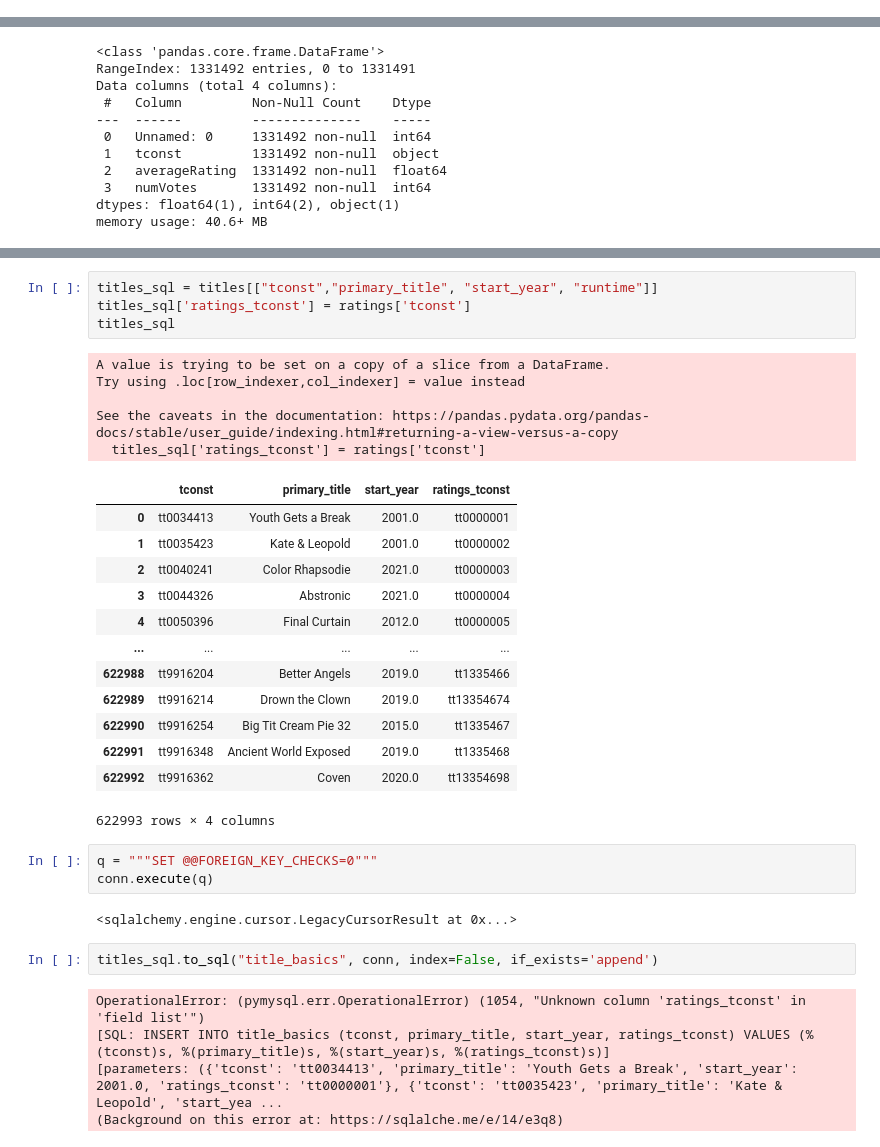
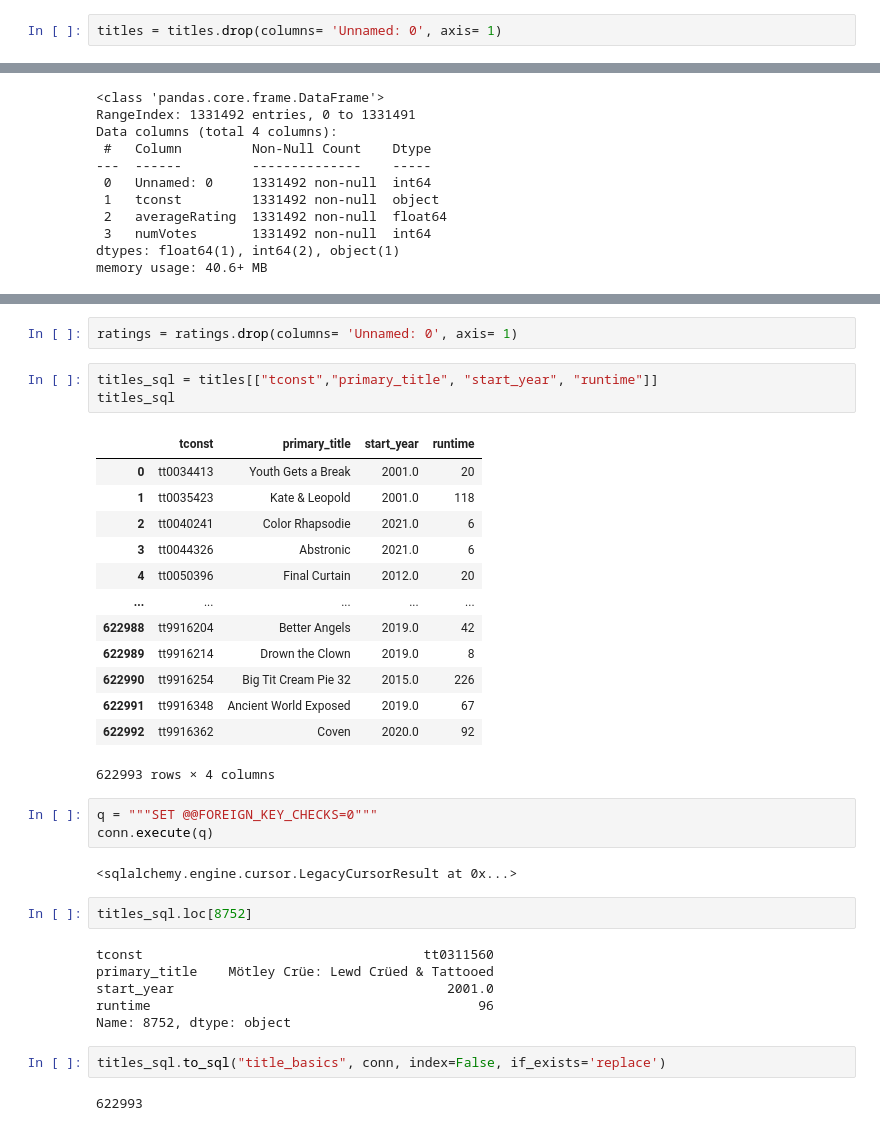
Before and after one commit to GabrielleYa/LocalWorkflowPractice, a Jupyter notebook: Movies-part 2.ipynb, the cells around one changed output, grey strips where cells are left out. Drawn from its saved outputs; the diff is of its cells as text.

```diff
--- a/Movies-part 2.ipynb
+++ b/Movies-part 2.ipynb
@@ -98,5 +97,7 @@ Data columns (total 10 columns):
 dtypes: float64(2), int64(3), object(5)
 memory usage: 47.5+ MB
+# %%
+titles = titles.drop(columns= 'Unnamed: 0', axis= 1)
 # %%
 q = """DESCRIBE title_basics"""
 pd.read_sql(q, conn)
@@ -123,38 +133,39 @@ memory usage: 40.6+ MB
+# %%
+ratings = ratings.drop(columns= 'Unnamed: 0', axis= 1)
 # %%
 titles_sql = titles[["tconst","primary_title", "start_year", "runtime"]]
-titles_sql['ratings_tconst'] = ratings['tconst']
 titles_sql
 # %% [output]
+|  | tconst | primary_title | start_year | runtime |
+| 0 | tt0034413 | Youth Gets a Break | 2001.0 | 20 |
+| 1 | tt0035423 | Kate & Leopold | 2001.0 | 118 |
+| 2 | tt0040241 | Color Rhapsodie | 2021.0 | 6 |
+| 3 | tt0044326 | Abstronic | 2021.0 | 6 |
+| 4 | tt0050396 | Final Curtain | 2012.0 | 20 |
+| ... | ... | ... | ... | ... |
+| 622988 | tt9916204 | Better Angels | 2019.0 | 42 |
+| 622989 | tt9916214 | Drown the Clown | 2019.0 | 8 |
+| 622990 | tt9916254 | Big Tit Cream Pie 32 | 2015.0 | 226 |
+| 622991 | tt9916348 | Ancient World Exposed | 2019.0 | 67 |
+| 622992 | tt9916362 | Coven | 2020.0 | 92 |
-A value is trying to be set on a copy of a slice from a DataFrame.
-Try using .loc[row_indexer,col_indexer] = value instead
-
-See the caveats in the documentation: https://pandas.pydata.org/pandas-docs/stable/user_guide/indexing.html#returning-a-view-versus-a-copy
-  titles_sql['ratings_tconst'] = ratings['tconst']
+622993 rows × 4 columns
-|  | tconst | primary_title | start_year | ratings_tconst |
-| 0 | tt0034413 | Youth Gets a Break | 2001.0 | tt0000001 |
-| 1 | tt0035423 | Kate & Leopold | 2001.0 | tt0000002 |
-| 2 | tt0040241 | Color Rhapsodie | 2021.0 | tt0000003 |
-| 3 | tt0044326 | Abstronic | 2021.0 | tt0000004 |
-| 4 | tt0050396 | Final Curtain | 2012.0 | tt0000005 |
-| ... | ... | ... | ... | ... |
-| 622988 | tt9916204 | Better Angels | 2019.0 | tt1335466 |
-| 622989 | tt9916214 | Drown the Clown | 2019.0 | tt13354674 |
-| 622990 | tt9916254 | Big Tit Cream Pie 32 | 2015.0 | tt1335467 |
-| 622991 | tt9916348 | Ancient World Exposed | 2019.0 | tt1335468 |
-| 622992 | tt9916362 | Coven | 2020.0 | tt13354698 |
-622993 rows × 4 columns
 # %%
 q = """SET @@FOREIGN_KEY_CHECKS=0"""
 conn.execute(q)
 # %% [output]
 <sqlalchemy.engine.cursor.LegacyCursorResult at 0x...>
+# %%
+titles_sql.loc[8752]
+# %% [output]
+tconst                                    tt0311560
+primary_title    Mötley Crüe: Lewd Crüed & Tattooed
+start_year                                   2001.0
+runtime                                          96
+Name: 8752, dtype: object
 # %%
-titles_sql.to_sql("title_basics", conn, index=False, if_exists='append')
+titles_sql.to_sql("title_basics", conn, index=False, if_exists='replace')
 # %% [output]
-OperationalError: (pymysql.err.OperationalError) (1054, "Unknown column 'ratings_tconst' in 'field list'")
-[SQL: INSERT INTO title_basics (tconst, primary_title, start_year, ratings_tconst) VALUES (%(tconst)s, %(primary_title)s, %(start_year)s, %(ratings_tconst)s)]
-[parameters: ({'tconst': 'tt0034413', 'primary_title': 'Youth Gets a Break', 'start_year': 2001.0, 'ratings_tconst': 'tt0000001'}, {'tconst': 'tt0035423', 'primary_title': 'Kate & Leopold', 'start_yea ...
-(Background on this error at: https://sqlalche.me/e/14/e3q8)
+622993
 # %%
 q = """SELECT * FROM title_basics"""
 pd.read_sql(q, conn)
```
Also changed, not shown: parts of 19 cells of this notebook.
